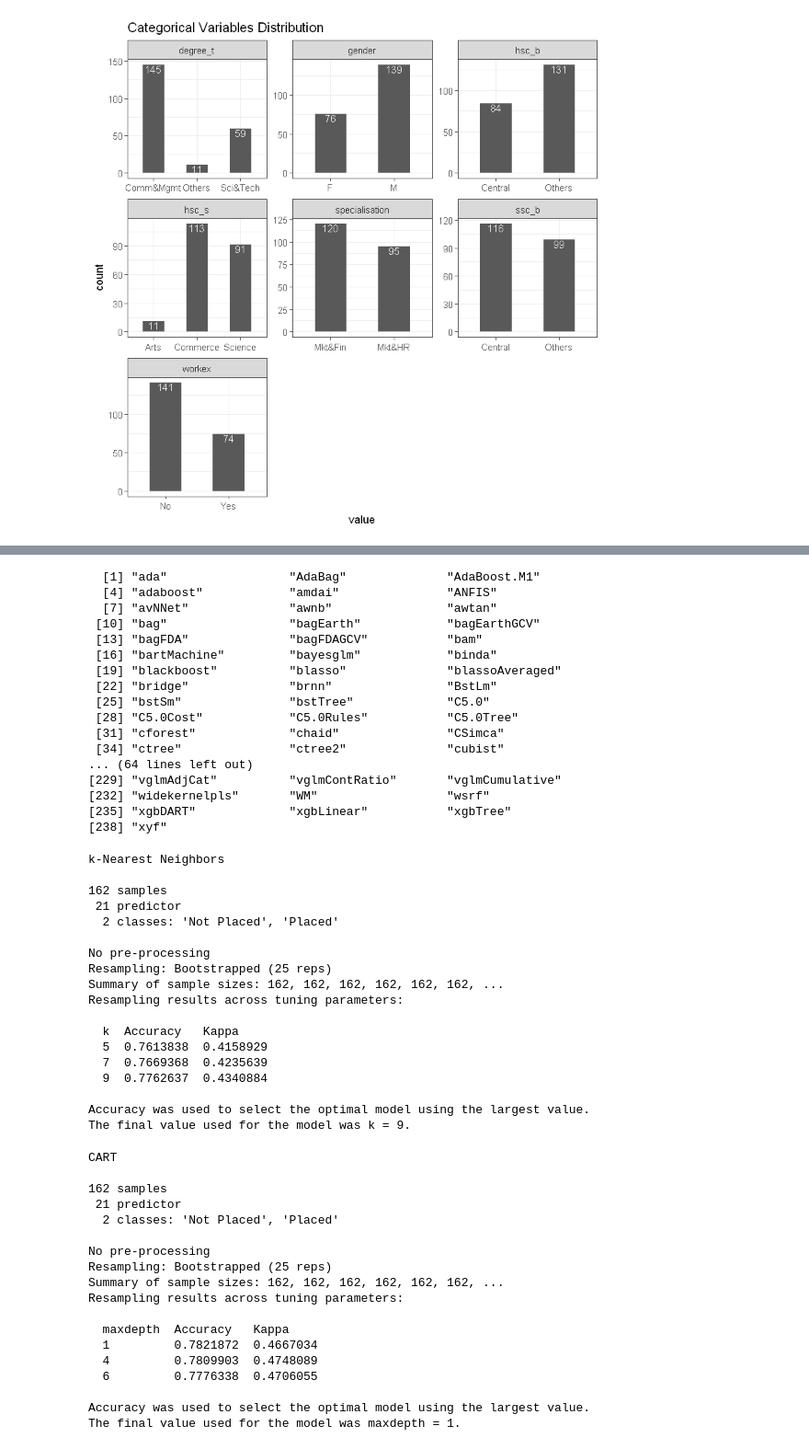
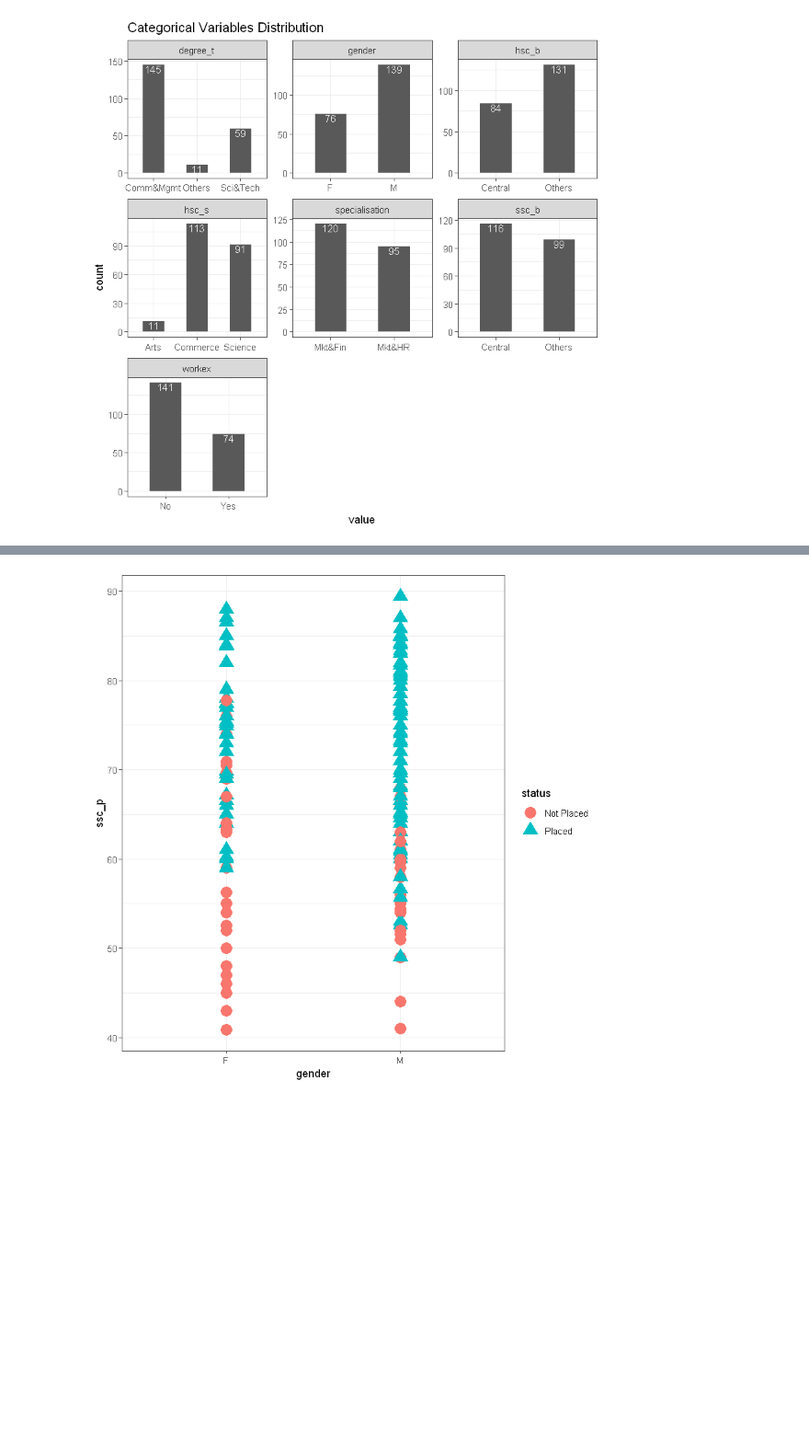
Before and after one commit to pedromvasconcelos/pbg-pmv, a Jupyter notebook: CA5/ca5_R_predictive_model.ipynb, the cells around one changed output, grey strips where cells are left out. Shown at 92% size. Saved outputs shown, nothing was run; the diff lists cells and outputs as text; code cells hidden in the pictures; blank space fills up the shorter version.

```diff
--- a/CA5/ca5_R_predictive_model.ipynb
+++ b/CA5/ca5_R_predictive_model.ipynb
@@ -464,67 +200,5 @@ res[6]
-# %%
-# Overview of algos supported by caret
-names(getModelInfo())
-
-# Train a model
-model_knn <- train(plac.training[, c(1:5,7:22)], plac.training[, 6], method='knn')
-
-model_knn
-# %% [output]
-  [1] "ada"                 "AdaBag"              "AdaBoost.M1"
-  [4] "adaboost"            "amdai"               "ANFIS"
-  [7] "avNNet"              "awnb"                "awtan"
- [10] "bag"                 "bagEarth"            "bagEarthGCV"
- [13] "bagFDA"              "bagFDAGCV"           "bam"
- [16] "bartMachine"         "bayesglm"            "binda"
- [19] "blackboost"          "blasso"              "blassoAveraged"
- [22] "bridge"              "brnn"                "BstLm"
- [25] "bstSm"               "bstTree"             "C5.0"
- [28] "C5.0Cost"            "C5.0Rules"           "C5.0Tree"
- [31] "cforest"             "chaid"               "CSimca"
- [34] "ctree"               "ctree2"              "cubist"
-... (64 lines left out)
-[229] "vglmAdjCat"          "vglmContRatio"       "vglmCumulative"
-[232] "widekernelpls"       "WM"                  "wsrf"
-[235] "xgbDART"             "xgbLinear"           "xgbTree"
-[238] "xyf"
-k-Nearest Neighbors
-
-162 samples
- 21 predictor
-  2 classes: 'Not Placed', 'Placed'
-
-No pre-processing
-Resampling: Bootstrapped (25 reps)
-Summary of sample sizes: 162, 162, 162, 162, 162, 162, ...
-Resampling results across tuning parameters:
-
-  k  Accuracy   Kappa
-  5  0.7613838  0.4158929
-  7  0.7669368  0.4235639
-  9  0.7762637  0.4340884
-
-Accuracy was used to select the optimal model using the largest value.
-The final value used for the model was k = 9.
-# %%
-model_cart <- train(plac.training[, c(1:5,7:22)], plac.training[, 6], method='rpart2')
-
-model_cart
-# %% [output]
-CART
-
-162 samples
- 21 predictor
-  2 classes: 'Not Placed', 'Placed'
-
-No pre-processing
-Resampling: Bootstrapped (25 reps)
-Summary of sample sizes: 162, 162, 162, 162, 162, 162, ...
-Resampling results across tuning parameters:
-
-  maxdepth  Accuracy   Kappa
-  1         0.7821872  0.4667034
-  4         0.7809903  0.4748089
-  6         0.7776338  0.4706055
-
-Accuracy was used to select the optimal model using the largest value.
-The final value used for the model was maxdepth = 1.
+# %%
+ggplot(data, aes(x=gender, y=ssc_p,shape=status, color=status))+
+    geom_point(size=5)
+# %% [output]
+[figure, added]
```
Also changed, not shown: parts of 45 cells of this notebook.
